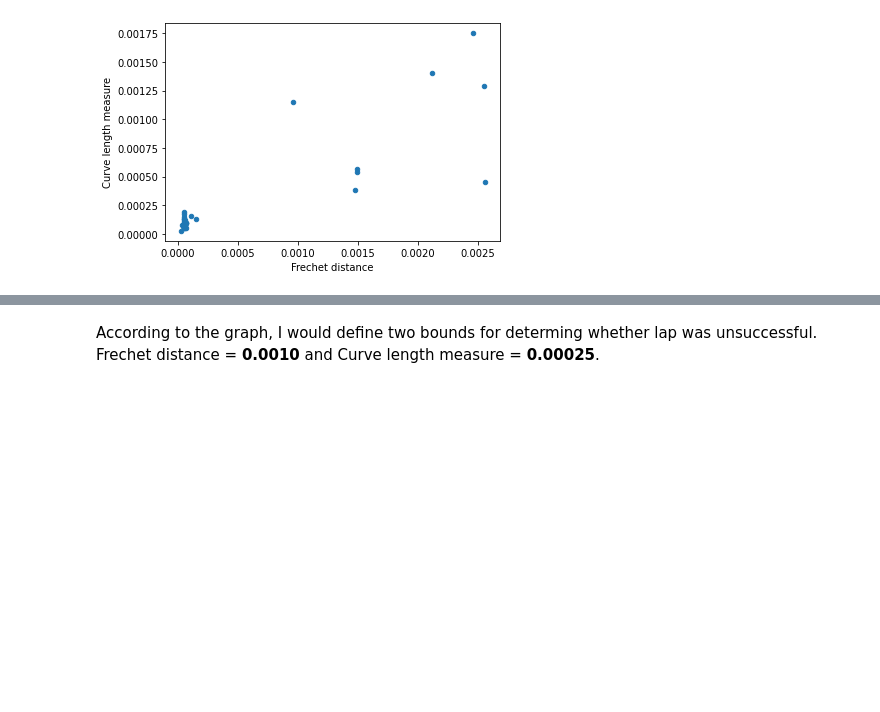
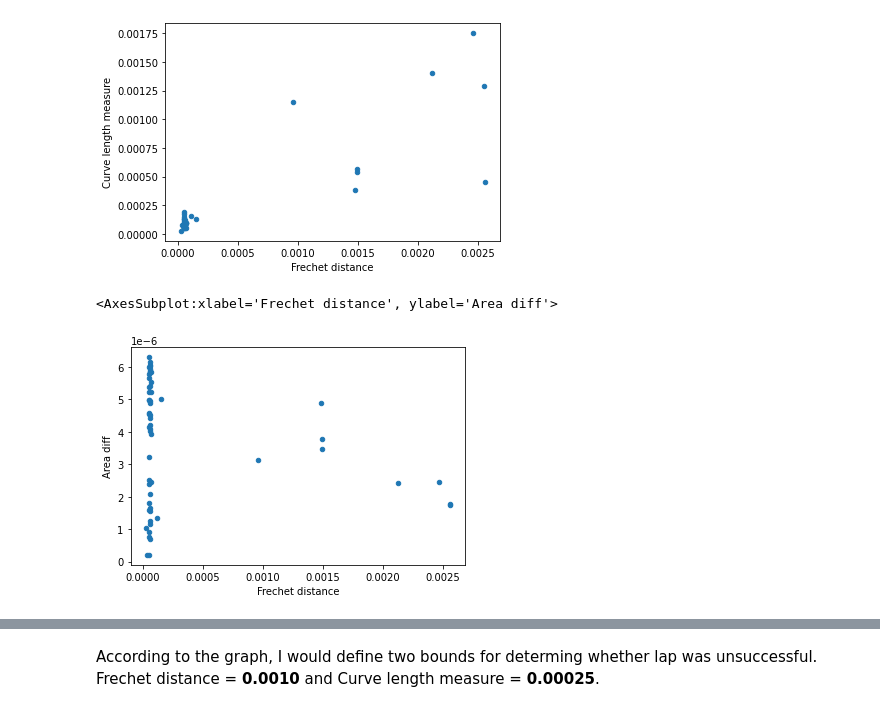
Before and after one commit to fiit-team-08/car-components-ml, a Jupyter notebook: laps_separation.ipynb, the cells around one changed output, grey strips where cells are left out. Cells and saved outputs as stored; diff of their text form; code cells hidden in the pictures; blank space fills up the shorter version.

```diff
--- a/laps_separation.ipynb
+++ b/laps_separation.ipynb
@@ -30,3 +28,8 @@ differences.plot.scatter(x='Frechet distance', y='Curve length measure')
 # %% [output]
 <AxesSubplot:xlabel='Frechet distance', ylabel='Curve length measure'>
 [figure]
+# %%
+differences.plot.scatter(x='Frechet distance', y='Area diff')
+# %% [output]
+<AxesSubplot:xlabel='Frechet distance', ylabel='Area diff'>
+[figure, added]
```
Also changed, not shown: parts of 22 cells of this notebook.
